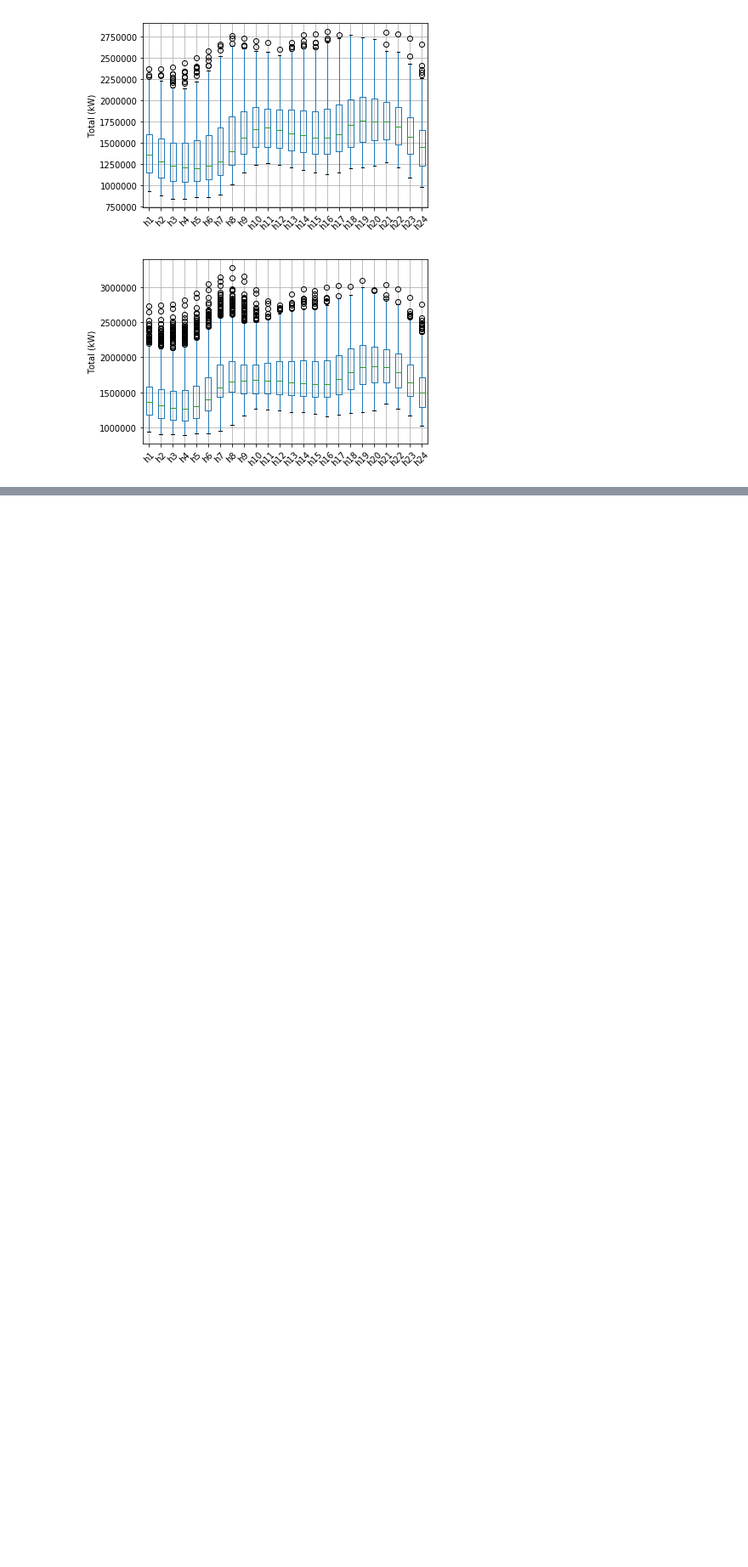
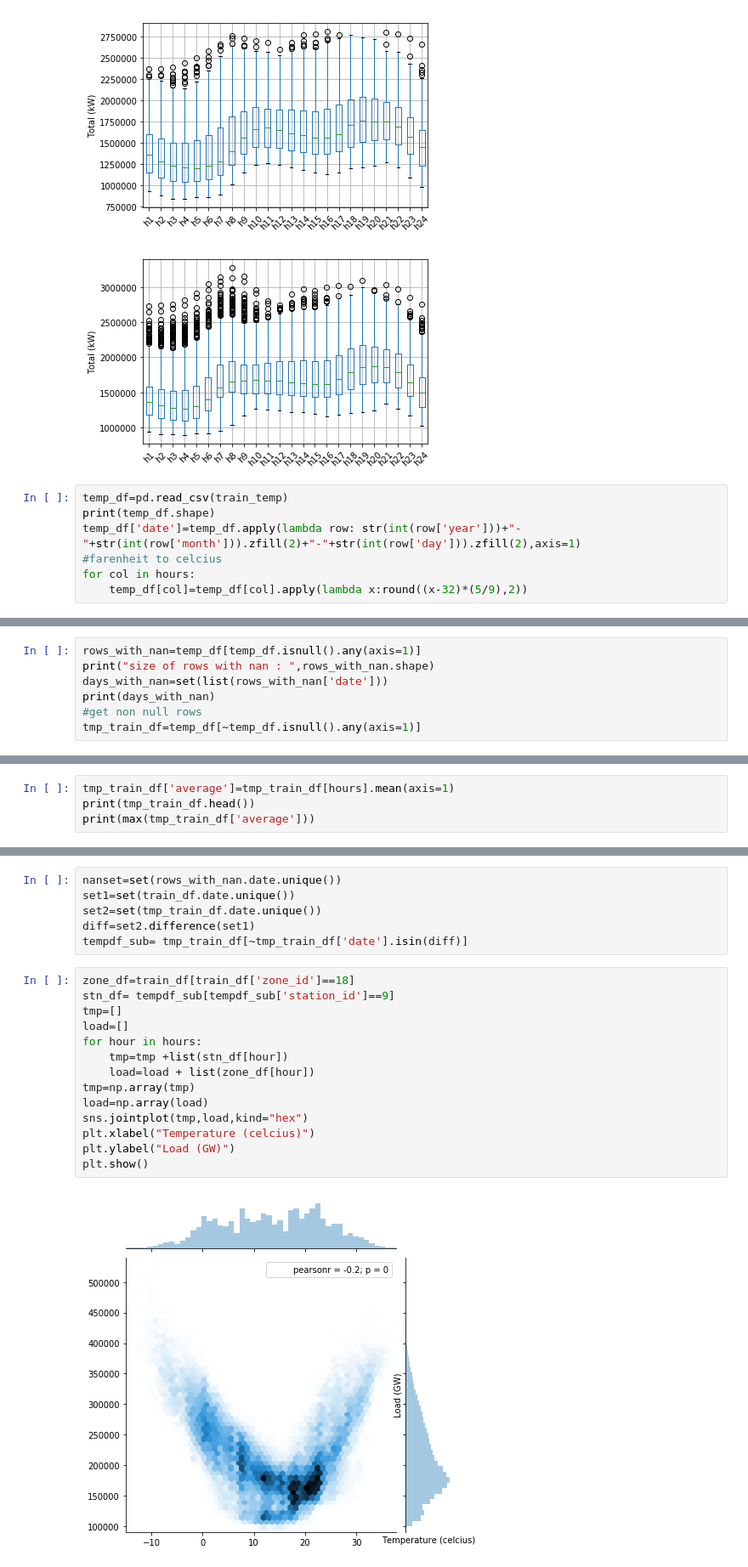
Before and after one commit to revathykdeepak/ml_lab, a Jupyter notebook: gefcon12.ipynb, the cells around one changed output, grey strips where cells are left out. Shown at 85% size. Drawn from its saved outputs; the diff is of its cells as text; blank space fills up the shorter version.

```diff
--- a/gefcon12.ipynb
+++ b/gefcon12.ipynb
@@ -237,3 +264,10 @@ plt.show()
 # %% [output]
 [figure]
 [figure]
+# %%
+temp_df=pd.read_csv(train_temp)
+print(temp_df.shape)
+temp_df['date']=temp_df.apply(lambda row: str(int(row['year']))+"-"+str(int(row['month'])).zfill(2)+"-"+str(int(row['day'])).zfill(2),axis=1)
+#farenheit to celcius
+for col in hours:
+    temp_df[col]=temp_df[col].apply(lambda x:round((x-32)*(5/9),2))
@@ -239,0 +290,7 @@ plt.show()
+# %%
+rows_with_nan=temp_df[temp_df.isnull().any(axis=1)]
+print("size of rows with nan : ",rows_with_nan.shape)
+days_with_nan=set(list(rows_with_nan['date']))
+print(days_with_nan)
+#get non null rows
+tmp_train_df=temp_df[~temp_df.isnull().any(axis=1)]
@@ -239,0 +304,4 @@ plt.show()
+# %%
+tmp_train_df['average']=tmp_train_df[hours].mean(axis=1)
+print(tmp_train_df.head())
+print(max(tmp_train_df['average']))
@@ -239,0 +331,22 @@ plt.show()
+# %%
+nanset=set(rows_with_nan.date.unique())
+set1=set(train_df.date.unique())
+set2=set(tmp_train_df.date.unique())
+diff=set2.difference(set1)
+tempdf_sub= tmp_train_df[~tmp_train_df['date'].isin(diff)]
+# %%
+zone_df=train_df[train_df['zone_id']==18]
+stn_df= tempdf_sub[tempdf_sub['station_id']==9]
+tmp=[]
+load=[]
+for hour in hours:
+    tmp=tmp +list(stn_df[hour])
+    load=load + list(zone_df[hour])
+tmp=np.array(tmp)
+load=np.array(load)
+sns.jointplot(tmp,load,kind="hex")
+plt.xlabel("Temperature (celcius)")
+plt.ylabel("Load (GW)")
+plt.show()
+# %% [output]
+[figure, added]
```
Also changed, not shown: parts of 10 cells of this notebook, 3 other files.
